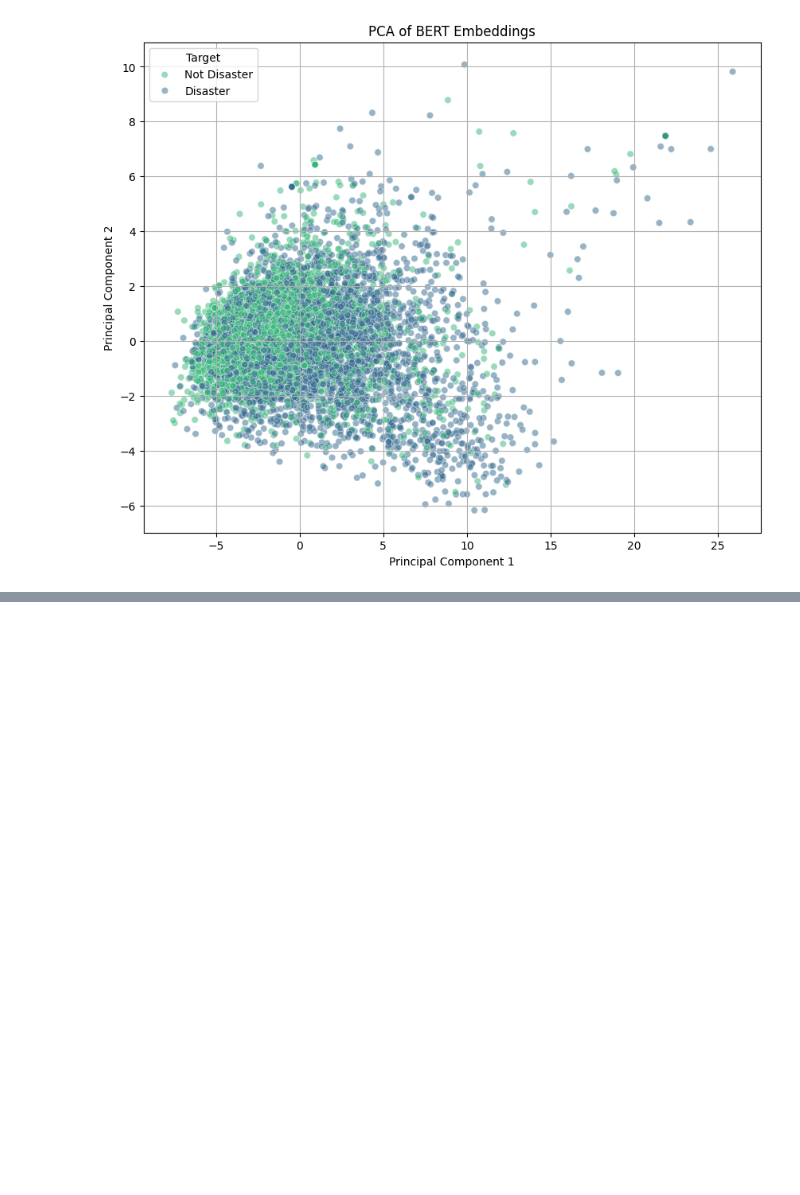
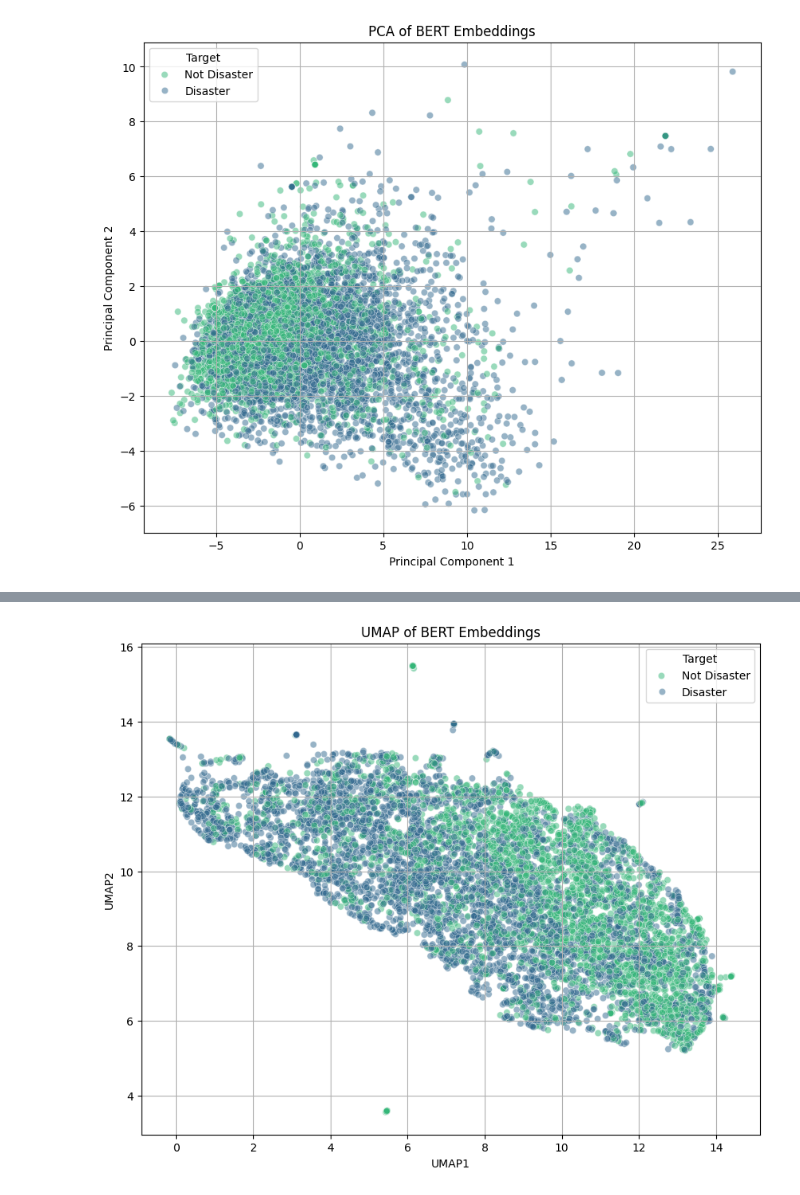
Before and after one commit to Crashprn/MachineLearningFinalProject, a Jupyter notebook: Visualization-testing.ipynb, the cells around one changed output, grey strips where cells are left out. Cells and saved outputs as stored; diff of their text form; code cells hidden in the pictures; blank space fills up the shorter version.

```diff
--- a/Visualization-testing.ipynb
+++ b/Visualization-testing.ipynb
@@ -60,0 +106,21 @@ plt.show()
+# %%
+#  try UMAP
+
+import umap.umap_ as umap
+
+umap_op = umap.UMAP()
+X_umap = umap_op.fit_transform(X)
+
+umap_df = pd.DataFrame(data = X_umap, columns = ['UMAP1', 'UMAP2'])
+umap_df['Target'] = y
+
+plt.figure(figsize=(10, 8))
+sns.scatterplot(x='UMAP1', y='UMAP2', hue='Target', data=umap_df, palette='viridis', alpha=0.5)
+plt.title('UMAP of BERT Embeddings')
+plt.xlabel('UMAP1')
+plt.ylabel('UMAP2')
+plt.legend(title='Target', labels=['Not Disaster', 'Disaster'])
+plt.grid(True)
+plt.show()
+# %% [output]
+[figure, added]
```
Also changed, not shown: parts of 1 cell of this notebook.
